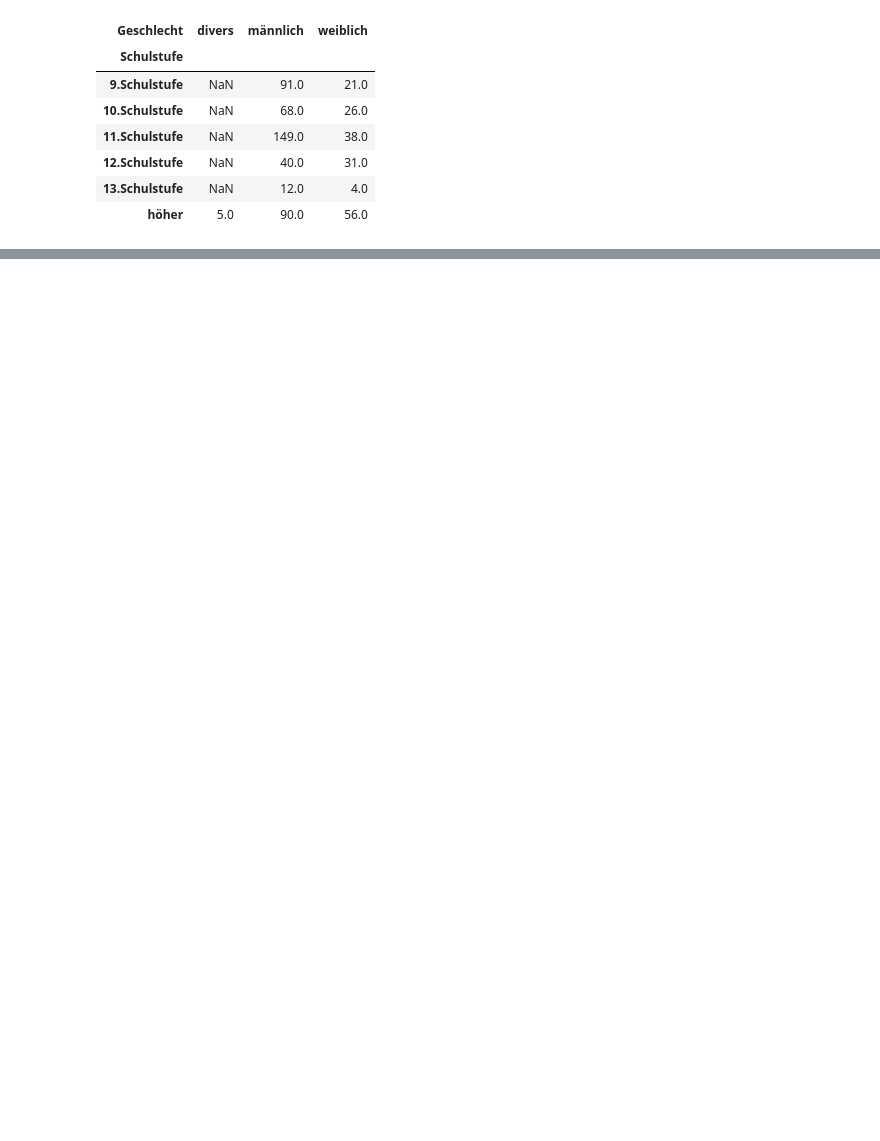
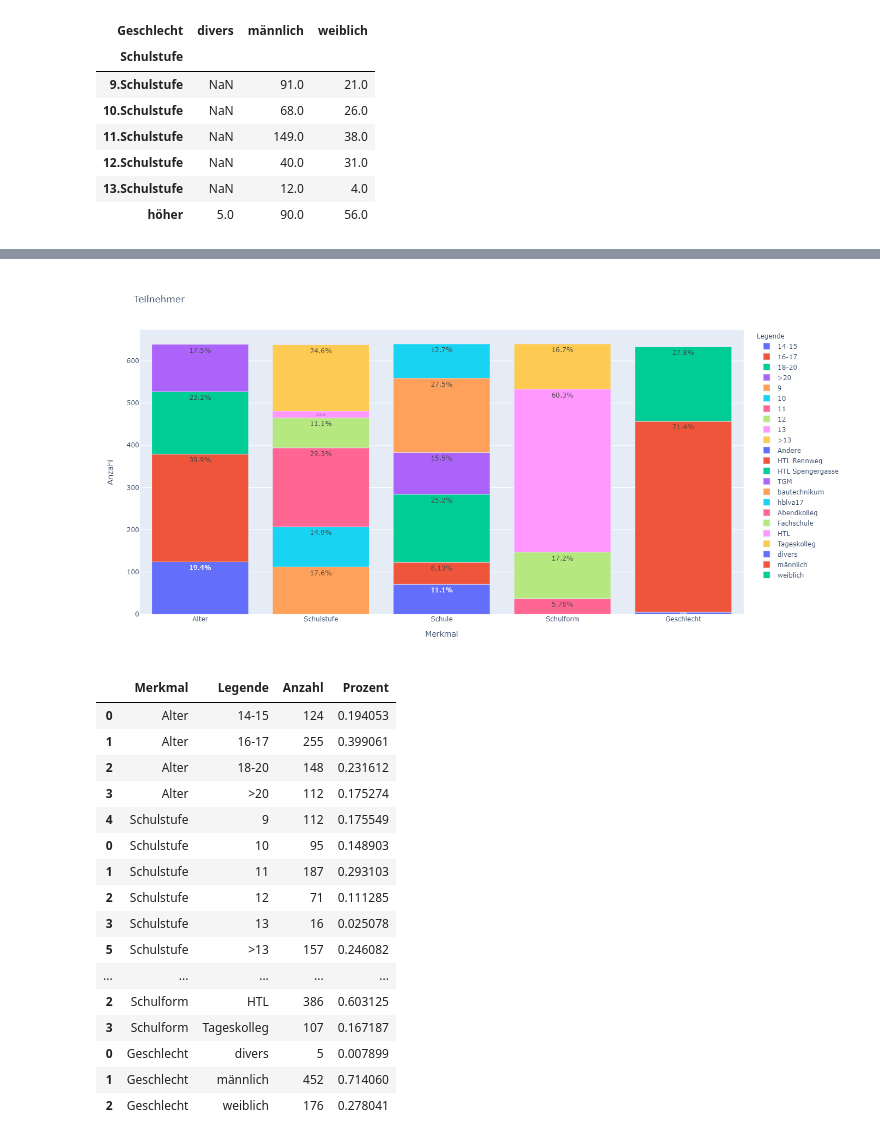
Before and after one commit to dominikhoebert/dataanalysisebert, a Jupyter notebook: analysis.ipynb, the cells around one changed output, grey strips where cells are left out. Saved outputs shown, nothing was run; the diff lists cells and outputs as text; code cells hidden in the pictures; blank space fills up the shorter version.

```diff
--- a/analysis.ipynb
+++ b/analysis.ipynb
@@ -101,0 +134,49 @@ d
+# %%
+d=df[['ID', 'Alter', 'Schulstufe', 'Schulform', 'Geschlecht', 'Schule']]
+d1=d[['ID', 'Alter']].groupby(['Alter']).count().reset_index().rename(columns={'Alter':'Legende'})
+d1['Merkmal']='Alter'
+d1['Prozent']=d1.ID/d1.ID.sum()
+
+d2=d[['ID', 'Schulstufe']].groupby(['Schulstufe']).count().reset_index().rename(columns={'Schulstufe':'Legende'})
+d2['Merkmal']='Schulstufe'
+d2['Legende'] = pd.Categorical(d2['Legende'], ["9", "10", "11", "12", "13", ">13"])
+d2=d2.sort_values("Legende")
+d2['Prozent']=d2.ID/d2.ID.sum()
+
+d3=d[['ID', 'Schule']].groupby(['Schule']).count().reset_index().rename(columns={'Schule':'Legende'})
+d3['Merkmal']='Schule'
+d3['Prozent']=d3.ID/d3.ID.sum()
+
+d4=d[['ID', 'Schulform']].groupby(['Schulform']).count().reset_index().rename(columns={'Schulform':'Legende'})
+d4['Merkmal']='Schulform'
+d4['Prozent']=d4.ID/d4.ID.sum()
+
+d5=d[['ID', 'Geschlecht']].groupby(['Geschlecht']).count().reset_index().rename(columns={'Geschlecht':'Legende'})
+d5['Merkmal']='Geschlecht'
+d5['Prozent']=d5.ID/d5.ID.sum()
+
+
+d=pd.concat([d1, d2, d3, d4, d5]).rename(columns={'ID':'Anzahl'})
+fig = px.bar(d, x="Merkmal", y="Anzahl", color="Legende", title="Teilnehmer", text='Prozent', width=700, height=700)
+fig.update_traces(texttemplate='%{text:.3p}')
+fig.show()
+d[['Merkmal', 'Legende', 'Anzahl', 'Prozent']]
+# %% [output]
+[figure, added]
+|  | Merkmal | Legende | Anzahl | Prozent |
+| 0 | Alter | 14-15 | 124 | 0.194053 |
+| 1 | Alter | 16-17 | 255 | 0.399061 |
+| 2 | Alter | 18-20 | 148 | 0.231612 |
+| 3 | Alter | >20 | 112 | 0.175274 |
+| 4 | Schulstufe | 9 | 112 | 0.175549 |
+| 0 | Schulstufe | 10 | 95 | 0.148903 |
+| 1 | Schulstufe | 11 | 187 | 0.293103 |
+| 2 | Schulstufe | 12 | 71 | 0.111285 |
+| 3 | Schulstufe | 13 | 16 | 0.025078 |
+| 5 | Schulstufe | >13 | 157 | 0.246082 |
+| ... | ... | ... | ... | ... |
+| 2 | Schulform | HTL | 386 | 0.603125 |
+| 3 | Schulform | Tageskolleg | 107 | 0.167187 |
+| 0 | Geschlecht | divers | 5 | 0.007899 |
+| 1 | Geschlecht | männlich | 452 | 0.714060 |
+| 2 | Geschlecht | weiblich | 176 | 0.278041 |
```
Also changed, not shown: parts of 5 cells of this notebook, 1 other file.
